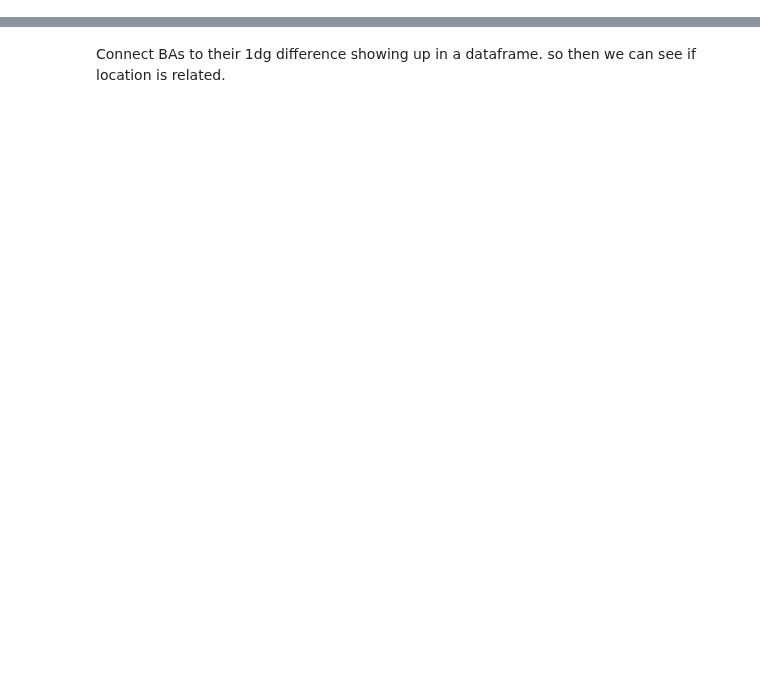
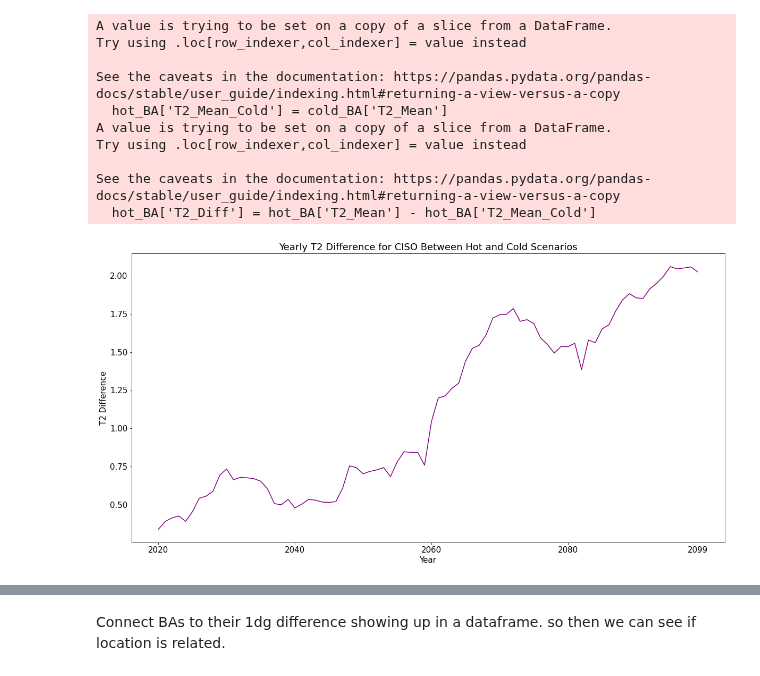
Before and after one commit to IMMM-SFA/misha_code, a Jupyter notebook: historical_means.ipynb, the cells around one changed output, grey strips where cells are left out. Cells and saved outputs as stored; diff of their text form; code cells hidden in the pictures; blank space fills up the shorter version.

```diff
--- a/historical_means.ipynb
+++ b/historical_means.ipynb
@@ -104,3 +122,41 @@ t2_visual('PJM')
+# %%
+def t2_yearly_diff(input_BA):
+
+    # get the subsetted dfs for just the given BA
+    cold_BA = cold_df.loc[(cold_df['BA'] == input_BA)]
+    hot_BA = hot_df.loc[(hot_df['BA'] == input_BA)]
+
+    # combine the dataframes
+    hot_BA['T2_Mean_Cold'] = cold_BA['T2_Mean']
+
+    hot_BA['T2_Diff'] = hot_BA['T2_Mean'] - hot_BA['T2_Mean_Cold']
+
+    plt.figure(figsize=(20, 10))
+    plt.rcParams['font.size'] = 15
+
+    plt.plot(hot_BA['Year'], hot_BA['T2_Diff'], color = 'purple')
+
+    plt.xlabel('Year')
+    plt.title('Yearly T2 Difference for ' + input_BA + ' Between Hot and Cold Scenarios')
+    plt.ylabel('T2 Difference')
+
+    plt.xticks([0, 20, 40, 60, 79])
+
+    return
+# %%
+t2_yearly_diff('CISO')
+# %% [output]
+A value is trying to be set on a copy of a slice from a DataFrame.
+Try using .loc[row_indexer,col_indexer] = value instead
+
+See the caveats in the documentation: https://pandas.pydata.org/pandas-docs/stable/user_guide/indexing.html#returning-a-view-versus-a-copy
+  hot_BA['T2_Mean_Cold'] = cold_BA['T2_Mean']
+A value is trying to be set on a copy of a slice from a DataFrame.
+Try using .loc[row_indexer,col_indexer] = value instead
+
+See the caveats in the documentation: https://pandas.pydata.org/pandas-docs/stable/user_guide/indexing.html#returning-a-view-versus-a-copy
+  hot_BA['T2_Diff'] = hot_BA['T2_Mean'] - hot_BA['T2_Mean_Cold']
+[figure, added]
 # %%
 def temp_diff_years(input_temp): # input temp as float/integer.
 
```
Also changed, not shown: parts of 13 cells of this notebook.
